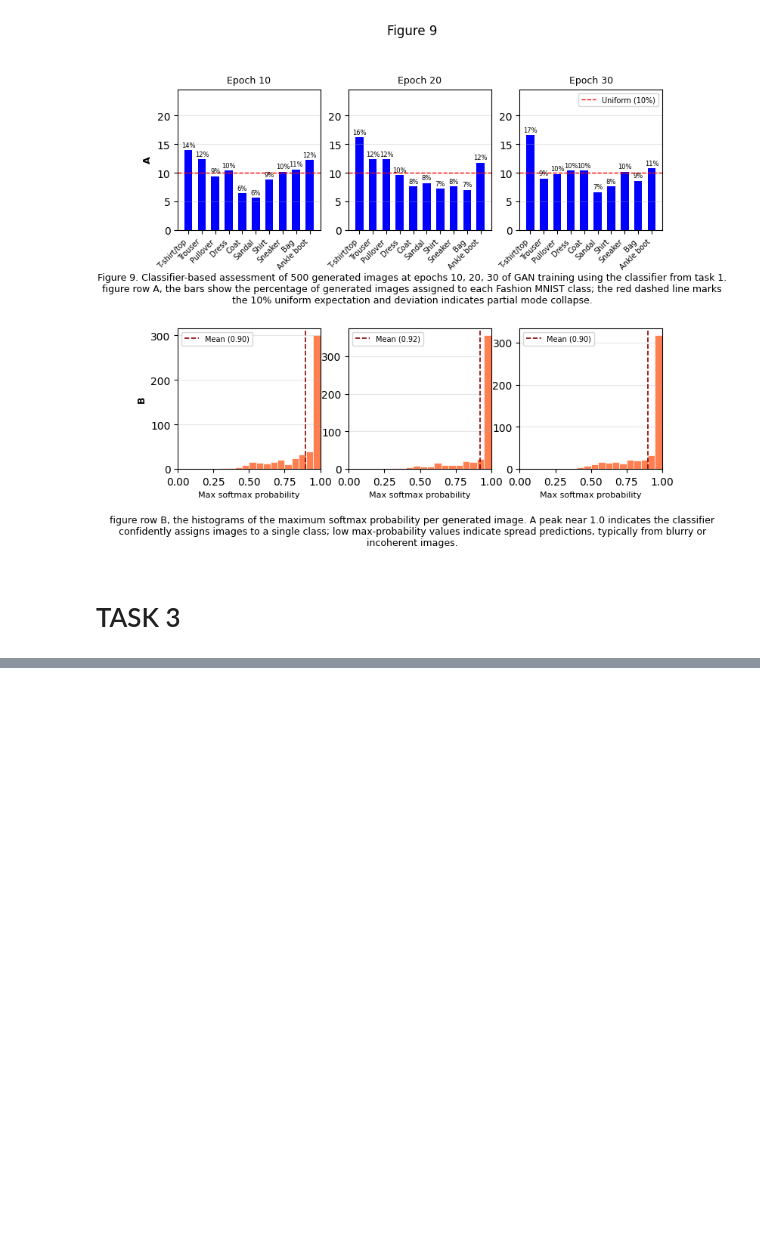
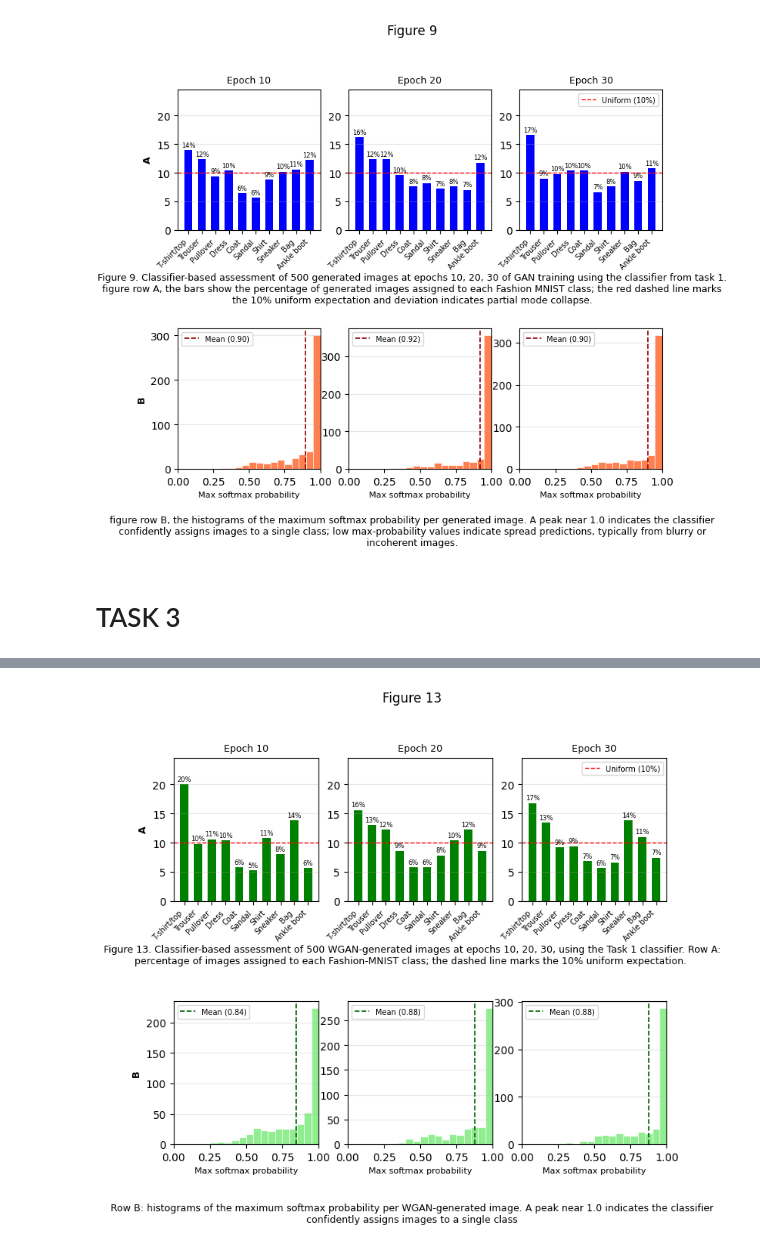
Before and after one commit to Noah-To/NN-Draft, a Jupyter notebook: 283284.ipynb, the cells around one changed output, grey strips where cells are left out. Drawn from its saved outputs; the diff is of its cells as text; code cells hidden in the pictures; blank space fills up the shorter version.

```diff
--- a/283284.ipynb
+++ b/283284.ipynb
@@ -1181,0 +1456,63 @@ plt.show()
+# %%
+# Figure 13: Classifier assessment of WGAN generated images at training.
+# figure row A: class diversity.
+# figure row B: maximum softmax probability per image.
+
+n_checkpoints_wgan = len(wgan_classifier_history)
+
+figWidth  = 7. * n_checkpoints_wgan
+figHeight = 22.
+fig, axs = plt.subplots(2, n_checkpoints_wgan,
+                         figsize=tuple(np.array((figWidth, figHeight)) / 2.54))
+fig.suptitle('Figure 13')
+
+x = np.arange(len(CLASSES))
+
+for col, (epoch, pcts, max_probs) in enumerate(wgan_classifier_history):
+
+    # figure row A: class diversity histogram
+    ax_top = axs[0, col]
+    bars = ax_top.bar(x, pcts, color='green', width=0.6)
+    ax_top.axhline(100.0 / len(CLASSES), color='red', linestyle='--', linewidth=1.0,
+                   label='Uniform (10%)')
+    for bar, pct in zip(bars, pcts):
+        ax_top.text(bar.get_x() + bar.get_width() / 2, bar.get_height() + 0.3,
+                    f'{pct:.0f}%', ha='center', va='bottom', fontsize=6)
+    ax_top.set_title(f'Epoch {epoch}', fontsize=9)
+    ax_top.set_xticks(x)
+    ax_top.set_xticklabels(CLASSES, rotation=45, ha='right', fontsize=7)
+    ax_top.set_ylim([0, max_pct + 8])   # same y-scale as Figure 9 for direct comparison
+    ax_top.grid(True, axis='y', alpha=0.3)
+    if col == 0:
+        ax_top.set_ylabel('A', fontsize=9, fontweight='bold')
+    if col == n_checkpoints_wgan - 1:
+        ax_top.legend(fontsize=7)
+
+    # figure row B: max softmax probability per image
+    ax_bot = axs[1, col]
+    ax_bot.hist(max_probs, bins=20, range=(0, 1), color='lightgreen', edgecolor='white', linewidth=0.5)
+    ax_bot.axvline(max_probs.mean(), color='darkgreen', linestyle='--', linewidth=1.2,
+                   label=f'Mean ({max_probs.mean():.2f})')
+    ax_bot.set_xlabel('Max softmax probability', fontsize=8)
+    ax_bot.set_xlim([0, 1])
+    ax_bot.grid(True, axis='y', alpha=0.3)
+    ax_bot.legend(fontsize=7)
+    if col == 0:
+        ax_bot.set_ylabel('B', fontsize=9, fontweight='bold')
+
+checkpoint_epochs_wgan = ', '.join(str(e) for e, _, _ in wgan_classifier_history)
+plt.subplots_adjust(bottom=0.3, hspace=0.7)
+
+txt_A = (f"Figure 13. Classifier-based assessment of {N_CHECK} WGAN-generated images at epochs "
+         f"{checkpoint_epochs_wgan}, using the Task 1 classifier. "
+         f"Row A: percentage of images assigned to each Fashion-MNIST class; "
+         f"the dashed line marks the 10% uniform expectation. ")
+plt.figtext(0.5, 0.6, txt_A, wrap=True, horizontalalignment='center', fontsize=9, va='top')
+
+txt_B = (f"Row B: histograms of the maximum softmax probability per WGAN-generated image. "
+         f"A peak near 1.0 indicates the classifier confidently assigns images to a single class")
+plt.figtext(0.5, 0.18, txt_B, wrap=True, horizontalalignment='center', fontsize=9, va='bottom')
+
+plt.show()
+# %% [output]
+[figure, added]
```
Also changed, not shown: parts of 9 cells of this notebook, 1 other file.
